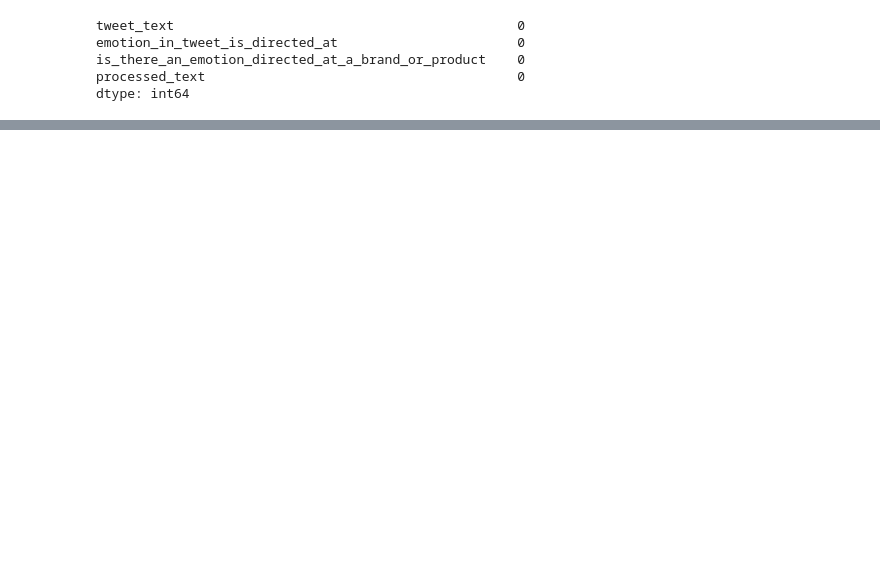
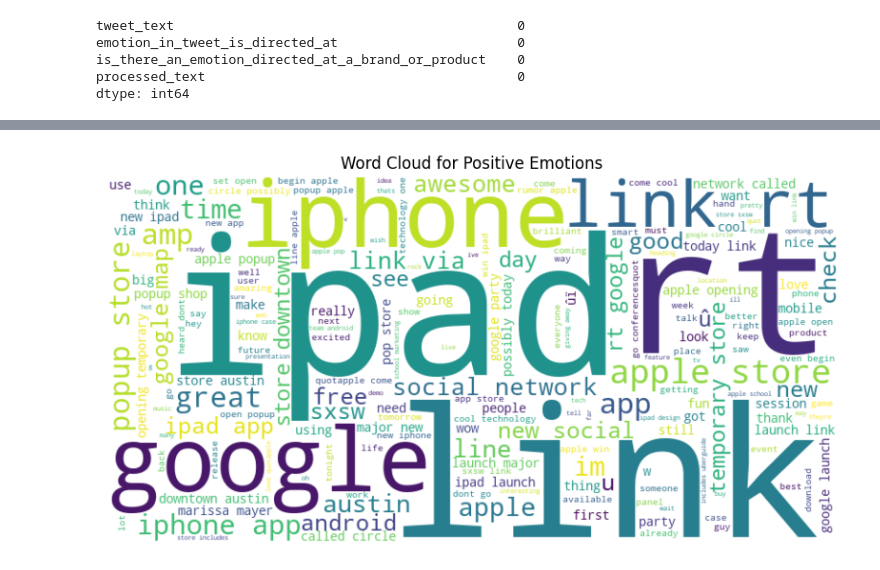
Before and after one commit to FrancisNdirangu/NLPGroupProject, a Jupyter notebook: notebook.ipynb, the cells around one changed output, grey strips where cells are left out. Cells and saved outputs as stored; diff of their text form; code cells hidden in the pictures; blank space fills up the shorter version.

Commit message:
more visuals

```diff
--- a/notebook.ipynb
+++ b/notebook.ipynb
@@ -160,3 +172,17 @@ dtype: int64
+# %%
+# Word Cloud for Positive Emotions
+from wordcloud import WordCloud
+
+positive_tweets = cleaner.df[cleaner.df['is_there_an_emotion_directed_at_a_brand_or_product'] == 'Positive emotion']['processed_text']
+wordcloud = WordCloud(width=800, height=400, background_color='white').generate(' '.join(positive_tweets))
+
+plt.figure(figsize=(10, 5))
+plt.imshow(wordcloud, interpolation='bilinear')
+plt.axis('off')
+plt.title('Word Cloud for Positive Emotions')
+plt.show()
+# %% [output]
+[figure, added]
 # %%
 # Encode target variable
 le = LabelEncoder()
```
Also changed, not shown: parts of 17 cells of this notebook.
